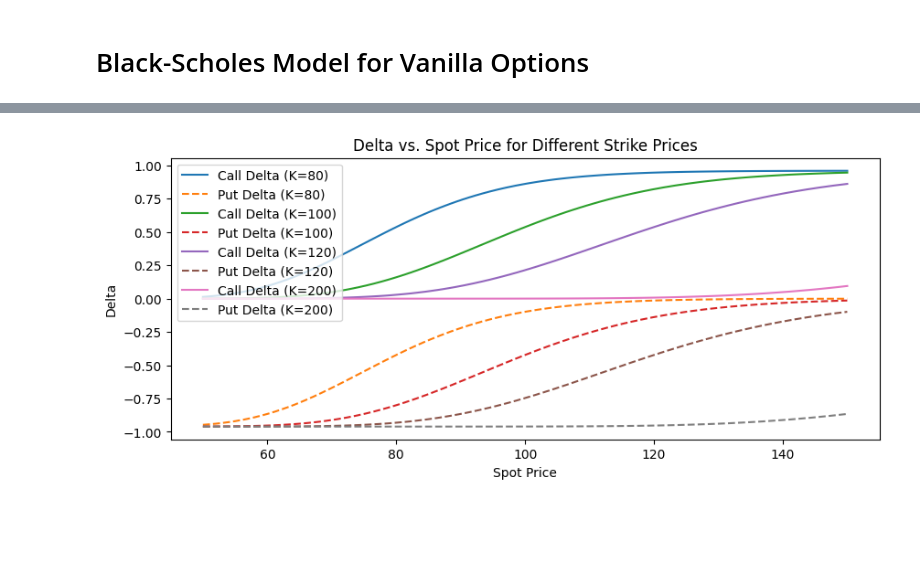
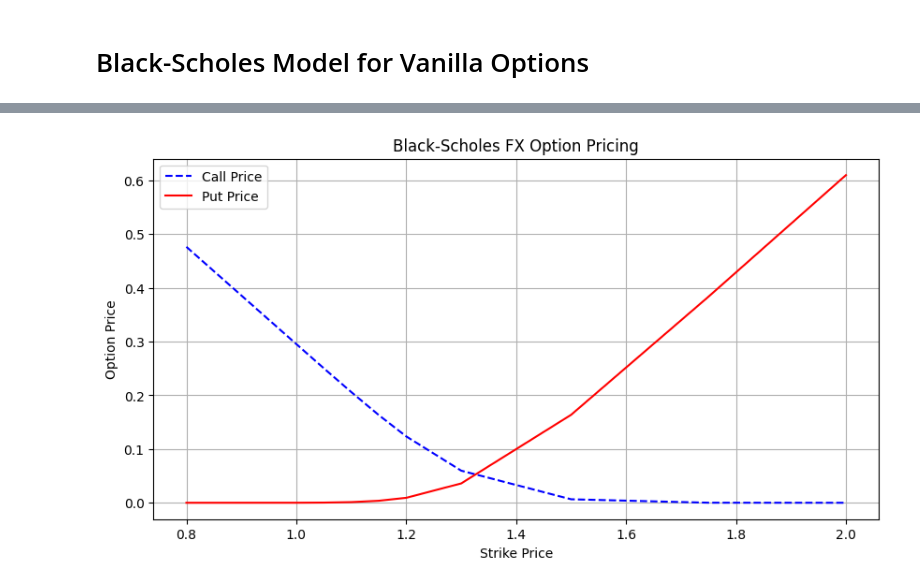
Before and after one commit to VagNikli/FX-Option-Pricing-Model, a Jupyter notebook: notebooks/01_black_scholes_basics.ipynb, the cells around one changed output, grey strips where cells are left out. Cells and saved outputs as stored; diff of their text form; code cells hidden in the pictures; blank space fills up the shorter version.

Commit message:
Initial commit - Added FX option pricing models

```diff
--- a/notebooks/01_black_scholes_basics.ipynb
+++ b/notebooks/01_black_scholes_basics.ipynb
@@ -118,0 +55,22 @@ This graph shows how the **Call and Put option prices** change as the **Spot Pri
+# %%
+# Define parameters
+spot_prices = [0.80, 1.00, 1.05, 1.10, 1.15, 1.20, 1.30, 1.50, 1.75, 2.00]  # Discrete spot prices
+strike_price = 1.10  # Fixed strike price
+time_to_maturity = 2  # 2 years until expiration
+volatility = 0.2  # 20% annualized implied volatility
+domestic_rate = 0.05  # USD risk-free rate (5%)
+foreign_rate = 0.04  # EUR risk-free rate (4%)
+
+# Store results
+results = []
+
+# Compute BS prices for each spot price
+for S in spot_prices:
+    bs_model = BlackScholes(S, strike_price, time_to_maturity, volatility, domestic_rate, foreign_rate)
+    call_price = bs_model.calculate_vanilla_price("call")
+    put_price = bs_model.calculate_vanilla_price("put")
+    results.append({"Spot Price": S, "Strike Price": strike_price , "Call Price": call_price, "Put Price": put_price})
+
+# Convert results to DataFrame
+df_results = pd.DataFrame(results)
+df_results
@@ -119,13 +201,17 @@ This graph shows how the **Call and Put option prices** change as the **Spot Pri
 # %%
-# Plot Delta vs. Spot Price for Different Strike Prices
-plt.figure(figsize=(10, 4))
-for K in strike_prices:
-    plt.plot(spot_prices, call_deltas[K], label=f"Call Delta (K={K})", linestyle="-")
-    plt.plot(spot_prices, put_deltas[K], label=f"Put Delta (K={K})", linestyle="dashed")
-plt.xlabel("Spot Price")
-plt.ylabel("Delta")
-plt.title("Delta vs. Spot Price for Different Strike Prices")
+# Plot Call & Put Prices vs. Strike Price
+plt.figure(figsize=(10, 5))
+plt.plot(strike_prices, call_prices, label="Call Price", linestyle="--", color="blue")
+plt.plot(strike_prices, put_prices, label="Put Price", linestyle="-", color="red")
+
+# Labels and title
+plt.xlabel("Strike Price")
+plt.ylabel("Option Price")
+plt.title("Black-Scholes FX Option Pricing")
+
+# Legend and grid
 plt.legend()
+plt.grid()
 plt.show()
 # %% [output]
-[figure, old version]
+[figure, new version]
```
Also changed, not shown: parts of 13 cells of this notebook, 14 other files.
